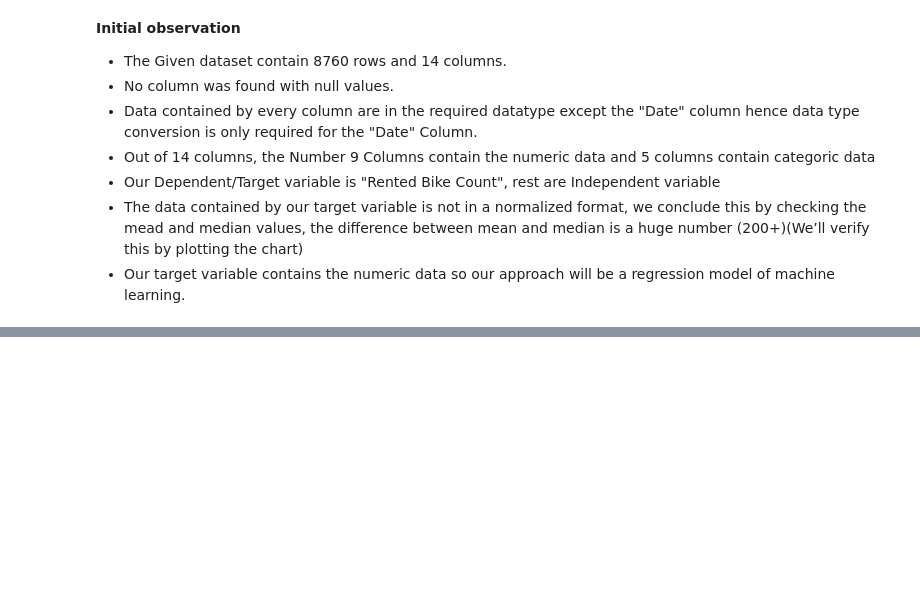
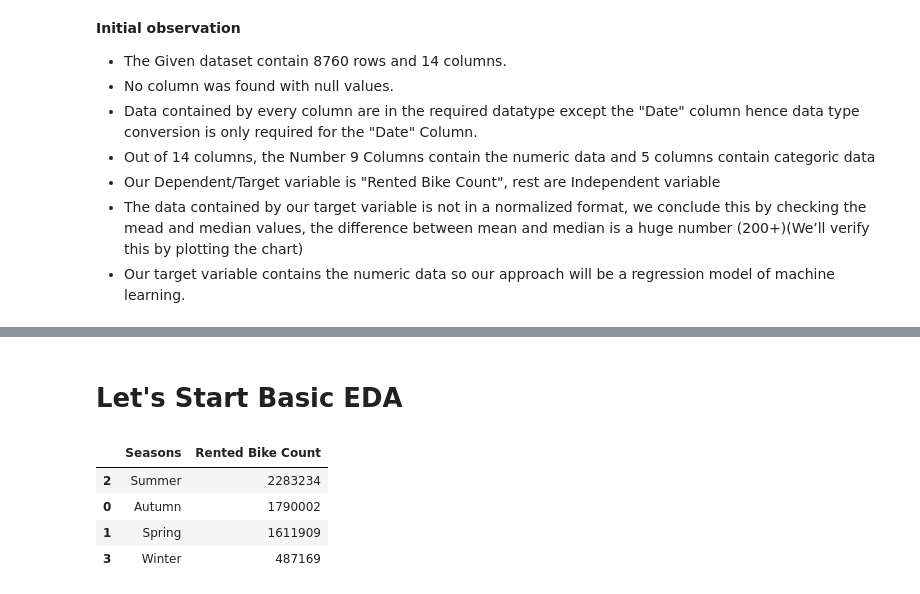
Before and after one commit to solankinitin1210/Capstone-Project-Bike-Sharing-Demand-Prediction, a Jupyter notebook: Bike_Sharing_Demand_Prediction_Capstone_Project.ipynb, the cells around one changed output, grey strips where cells are left out. Cells and saved outputs as stored; diff of their text form; code cells hidden in the pictures; blank space fills up the shorter version.

```diff
--- a/Bike_Sharing_Demand_Prediction_Capstone_Project.ipynb
+++ b/Bike_Sharing_Demand_Prediction_Capstone_Project.ipynb
@@ -150,0 +179,11 @@ df.describe()
+# %% [markdown]
+# **Let's Start Basic EDA**
+# %%
+# Let's Seaso wise analysis
+df.groupby('Seasons')['Rented Bike Count'].sum().reset_index().sort_values(by='Rented Bike Count',ascending=False)
+# %% [output]
+|  | Seasons | Rented Bike Count |
+| 2 | Summer | 2283234 |
+| 0 | Autumn | 1790002 |
+| 1 | Spring | 1611909 |
+| 3 | Winter | 487169 |
```
Also changed, not shown: parts of 6 cells of this notebook.
